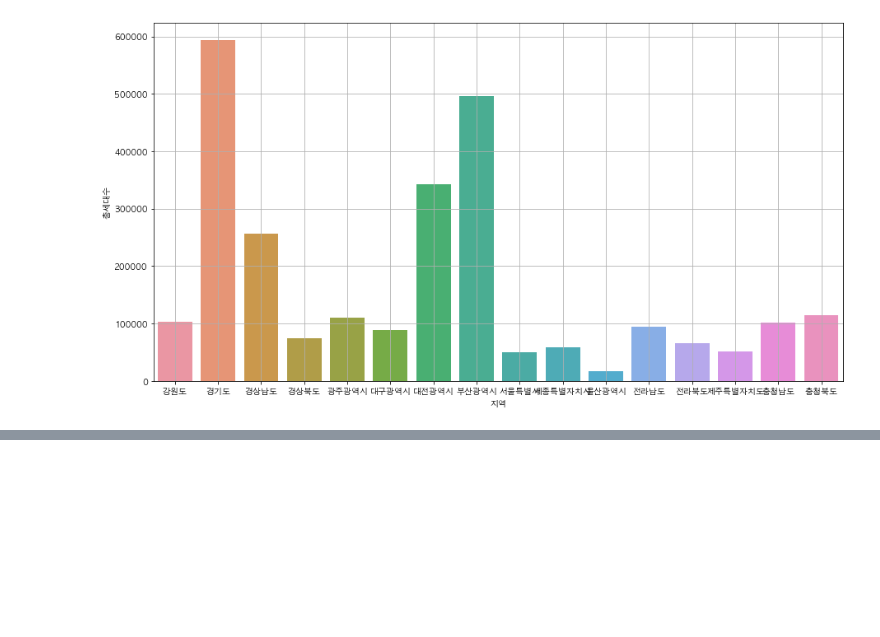
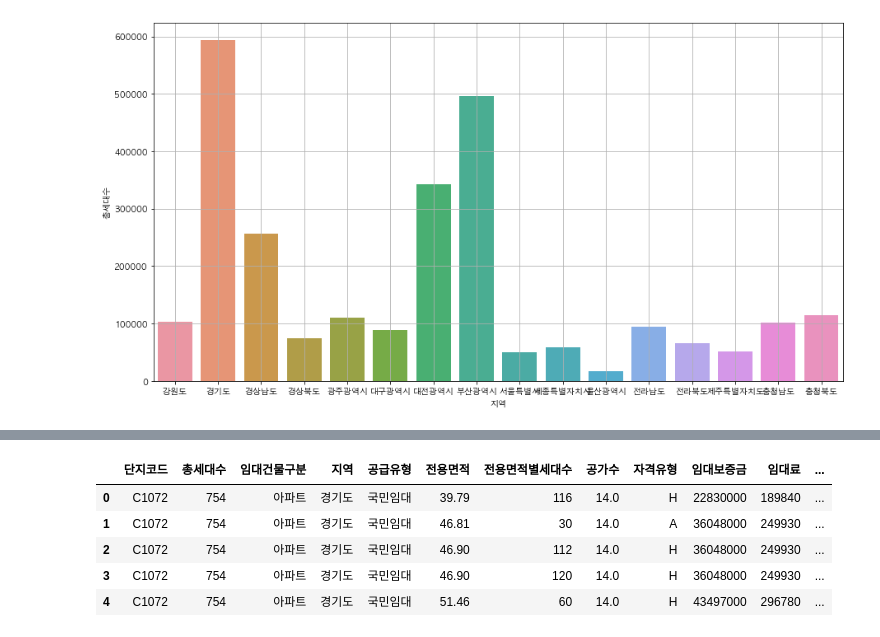
Before and after one commit to dddonghwa/Dacon, a Jupyter notebook: parking_demand/class28_0712.ipynb, the cells around one changed output, grey strips where cells are left out. Cells and saved outputs as stored; diff of their text form; code cells hidden in the pictures; blank space fills up the shorter version.

```diff
--- a/parking_demand/class28_0712.ipynb
+++ b/parking_demand/class28_0712.ipynb
@@ -125,0 +200,11 @@ plt.grid()
+# %%
+test["등록차량수평균"] = test.groupby("단지코드")["등록차량수"].transform(np.mean)
+test.head()
+# pd.merge(test, test.groupby('단지코드')['등록차량수'].mean(), on='단지코드').head() 도 동일하게 작동함
+# %% [output]
+|  | 단지코드 | 총세대수 | 임대건물구분 | 지역 | 공급유형 | 전용면적 | 전용면적별세대수 | 공가수 | 자격유형 | 임대보증금 | 임대료 | ... |
+| 0 | C1072 | 754 | 아파트 | 경기도 | 국민임대 | 39.79 | 116 | 14.0 | H | 22830000 | 189840 | ... |
+| 1 | C1072 | 754 | 아파트 | 경기도 | 국민임대 | 46.81 | 30 | 14.0 | A | 36048000 | 249930 | ... |
+| 2 | C1072 | 754 | 아파트 | 경기도 | 국민임대 | 46.90 | 112 | 14.0 | H | 36048000 | 249930 | ... |
+| 3 | C1072 | 754 | 아파트 | 경기도 | 국민임대 | 46.90 | 120 | 14.0 | H | 36048000 | 249930 | ... |
+| 4 | C1072 | 754 | 아파트 | 경기도 | 국민임대 | 51.46 | 60 | 14.0 | H | 43497000 | 296780 | ... |
```
Also changed, not shown: parts of 12 cells of this notebook, 2 other files.
